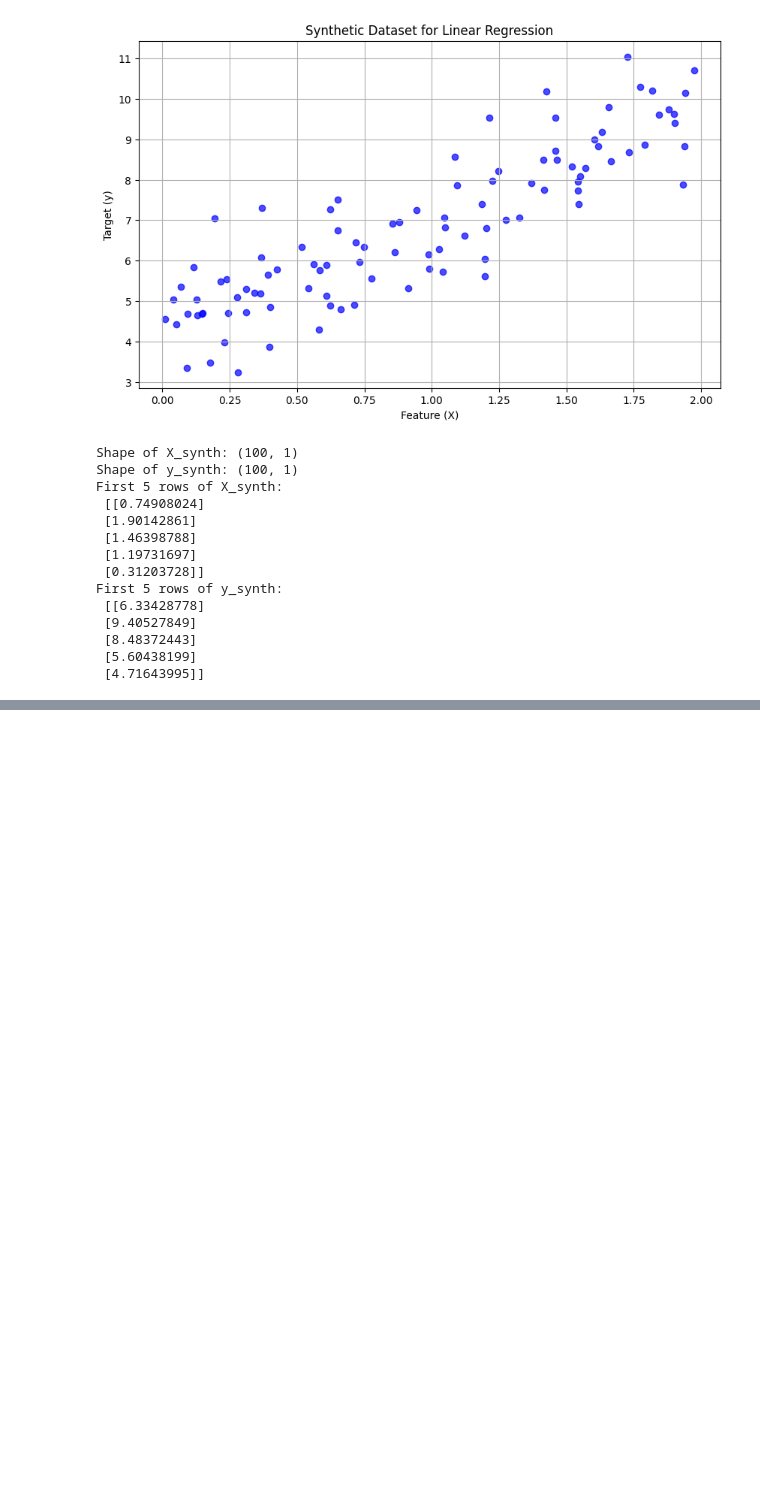
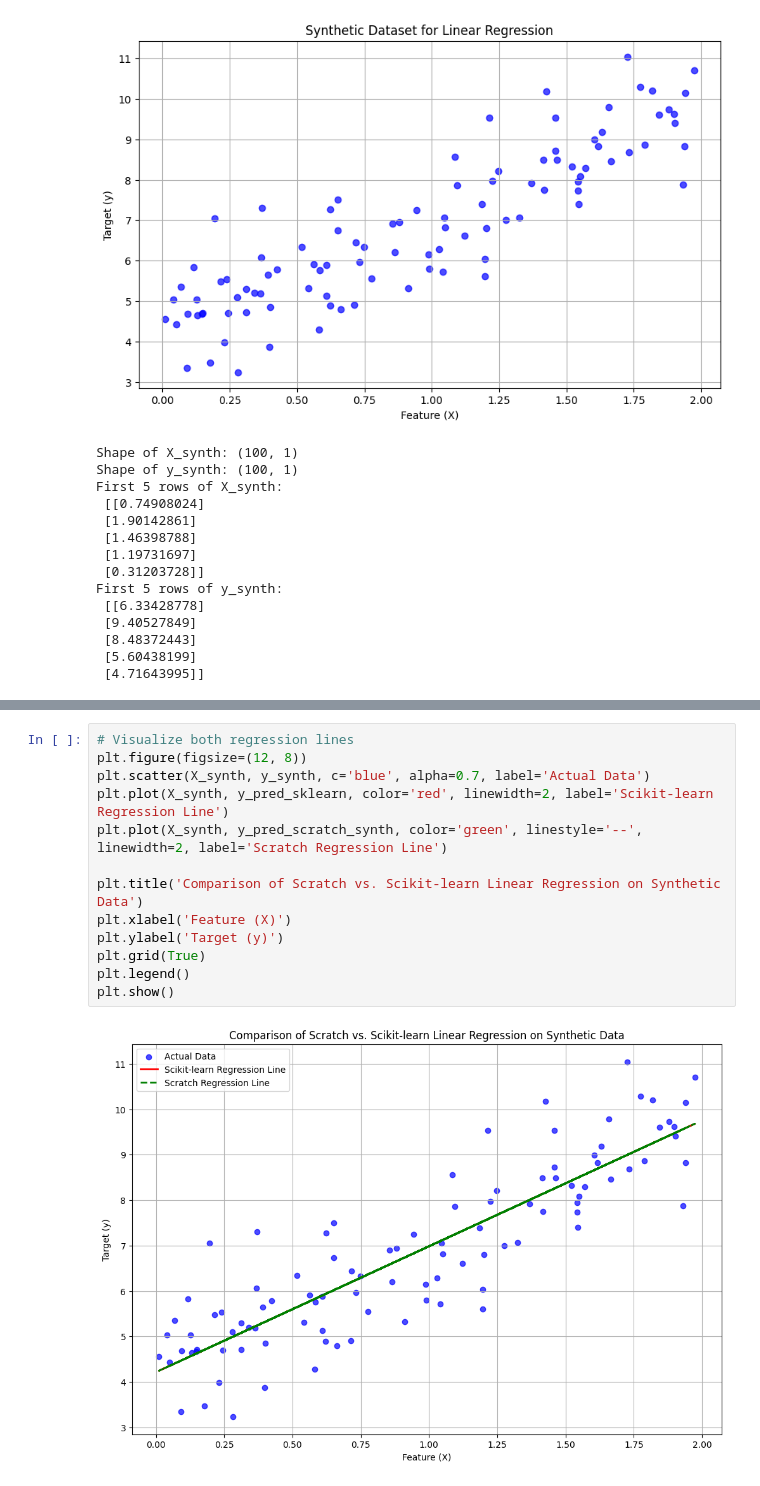
Before and after one commit to amit-sahu-a11y/ML_projects_for_practice, a Jupyter notebook: Untitled51.ipynb, the cells around one changed output, grey strips where cells are left out. Drawn from its saved outputs; the diff is of its cells as text; blank space fills up the shorter version.

```diff
--- a/Untitled51.ipynb
+++ b/Untitled51.ipynb
@@ -220,0 +314,15 @@ First 5 rows of y_synth:
+# %%
+# Visualize both regression lines
+plt.figure(figsize=(12, 8))
+plt.scatter(X_synth, y_synth, c='blue', alpha=0.7, label='Actual Data')
+plt.plot(X_synth, y_pred_sklearn, color='red', linewidth=2, label='Scikit-learn Regression Line')
+plt.plot(X_synth, y_pred_scratch_synth, color='green', linestyle='--', linewidth=2, label='Scratch Regression Line')
+
+plt.title('Comparison of Scratch vs. Scikit-learn Linear Regression on Synthetic Data')
+plt.xlabel('Feature (X)')
+plt.ylabel('Target (y)')
+plt.grid(True)
+plt.legend()
+plt.show()
+# %% [output]
+[figure, added]
```
Also changed, not shown: parts of 6 cells of this notebook.
